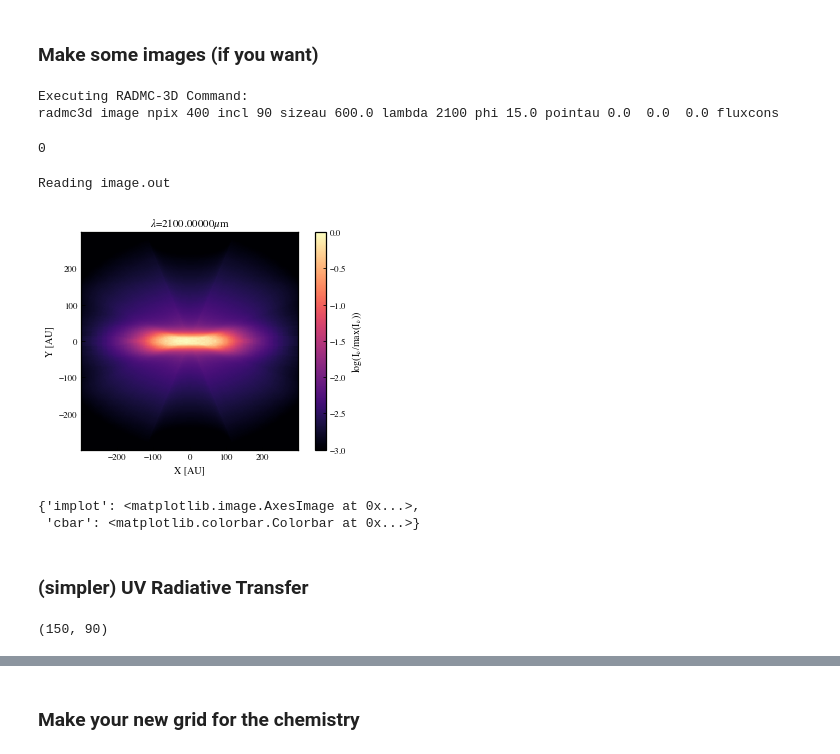
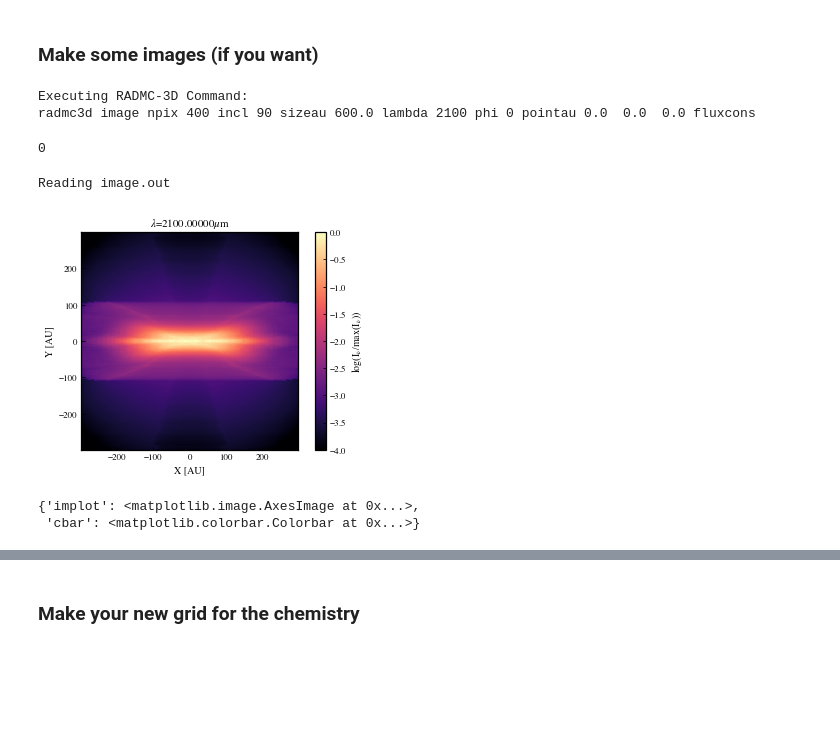
Before and after one commit to uconn-origins/wedgeford, a Jupyter notebook: make_model.ipynb, the cells around one changed output, grey strips where cells are left out. Saved outputs shown, nothing was run; the diff lists cells and outputs as text; code cells hidden in the pictures; blank space fills up the shorter version.

```diff
--- a/make_model.ipynb
+++ b/make_model.ipynb
@@ -79,31 +140,16 @@ def Xray_powerlaw(outputs,TX=10e6,nx=20,fX=0.01):
 # %% [markdown]
 ### Make some images (if you want)
 # %%
-rpy.image.makeImage(npix=400., wav=2100, incl=90, phi=15., sizeau=600.)
+rpy.image.makeImage(npix=400., wav=2100, incl=90, phi=0, sizeau=600.)
 # %% [output]
 Executing RADMC-3D Command:
-radmc3d image npix 400 incl 90 sizeau 600.0 lambda 2100 phi 15.0 pointau 0.0  0.0  0.0 fluxcons
+radmc3d image npix 400 incl 90 sizeau 600.0 lambda 2100 phi 0 pointau 0.0  0.0  0.0 fluxcons
 0
 # %%
 im = rpy.image.readImage(binary=False)
-rpy.image.plotImage(im, au=True, log=True, maxlog=3, saturate=1, cmap=cm.magma)
+rpy.image.plotImage(im, au=True, log=True, maxlog=4, saturate=1, cmap=cm.magma)
 # %% [output]
 Reading image.out
-[figure, old version]
+[figure, new version]
 {'implot': <matplotlib.image.AxesImage at 0x...>,
  'cbar': <matplotlib.colorbar.Colorbar at 0x...>}
-# %% [markdown]
-### (simpler) UV Radiative Transfer
-# %%
-#erg/cm^2/Hz/str
-# need photons/cm^2/Angstrom
-HzAng = 2.998e18 # Hz/angstrom
-Jint_flux = np.trapz(np.stack(np.multiply(J,1./(nu*h))),x = nu[::-1],axis=0)
-#ephoton = nu[0]*h #energy of photon
-
-#Jnu = J[0]*pi*HzAng/ephoton
-print(np.shape(Jint_flux))
-#contourf(X,Z, np.log10(Jnu.T))
-#colorbar()
-# %% [output]
-(150, 90)
```
Also changed, not shown: parts of 22 cells of this notebook, 20 other files.
